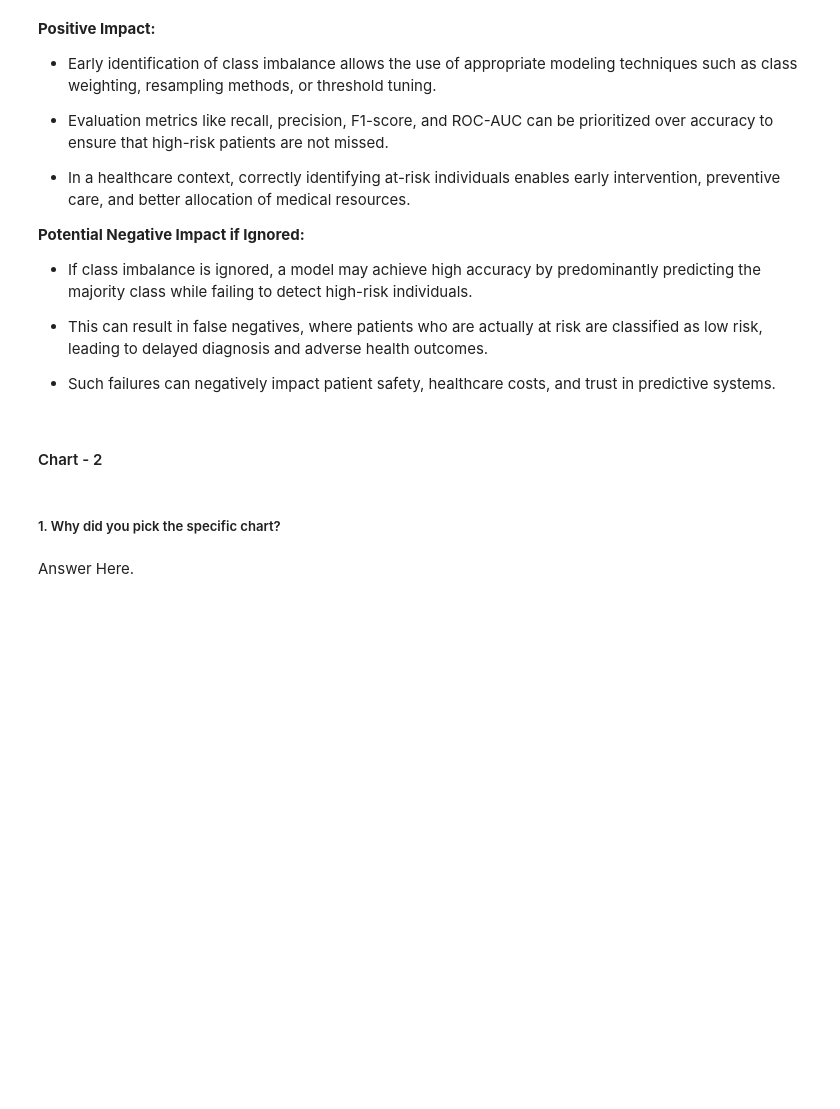
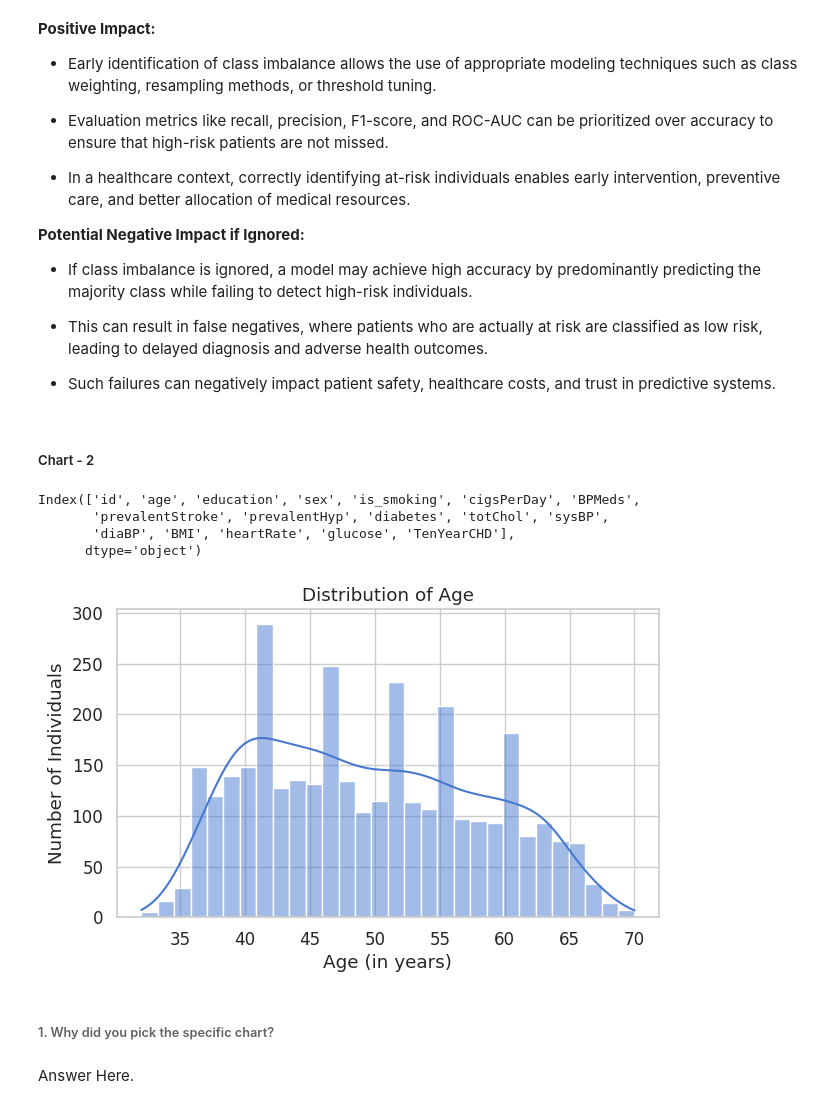
Before and after one commit to MonaliM5/cardio_risk_prediction, a Jupyter notebook: notebooks/Cardiovascular_Risk_Prediction.ipynb, the cells around one changed output. Saved outputs shown, nothing was run; the diff lists cells and outputs as text; code cells hidden in the pictures; blank space fills up the shorter version.

```diff
--- a/notebooks/Cardiovascular_Risk_Prediction.ipynb
+++ b/notebooks/Cardiovascular_Risk_Prediction.ipynb
@@ -568,4 +568,4 @@ Are there any insights that lead to negative growth? Justify with specific reaso
 
 * Such failures can negatively impact patient safety, healthcare costs, and trust in predictive systems.
 # %% [markdown]
-#### Chart - 2
+##### Chart - 2
@@ -574,5 +572,46 @@ Are there any insights that lead to negative growth? Justify with specific reaso
+# %%
+['education', 'sex', 'is_smoking', 'cigsPerDay', 'BPMeds',
+       'prevalentStroke', 'prevalentHyp', 'diabetes', 'totChol', 'sysBP',
+       'diaBP', 'BMI', 'heartRate', 'glucose']
+# %% [output]
+Index(['id', 'age', 'education', 'sex', 'is_smoking', 'cigsPerDay', 'BPMeds',
+       'prevalentStroke', 'prevalentHyp', 'diabetes', 'totChol', 'sysBP',
+       'diaBP', 'BMI', 'heartRate', 'glucose', 'TenYearCHD'],
+      dtype='object')
+# %%
+# Chart - 2 visualization code
+
+# ============================================================
+# 📊 Univariate Analysis – Chart 2
+# Visualizing the distribution of age
+# ============================================================
+
+# creating a new figure to define the size of the plot
+plt.figure(figsize=(7, 4))
+
+# plotting the distribution of age using histogram with KDE
+sns.histplot(
+    data=df_wrangle,
+    x='age',
+    bins=30,
+    kde=True
+)
+
+# setting the title to describe the distribution being visualized
+plt.title('Distribution of Age')
+
+# labeling the x-axis to represent age in years
+plt.xlabel('Age (in years)')
+
+# labeling the y-axis to represent frequency of individuals
+plt.ylabel('Number of Individuals')
+
+# displaying the final plot
+plt.show()
+# %% [output]
+[figure, added]
 # %% [markdown]
-##### 1. Why did you pick the specific chart?
+###### 1. Why did you pick the specific chart?
 # %% [markdown]
 Answer Here.
 # %% [markdown]
```
Also changed, not shown: parts of 1 cell of this notebook.
